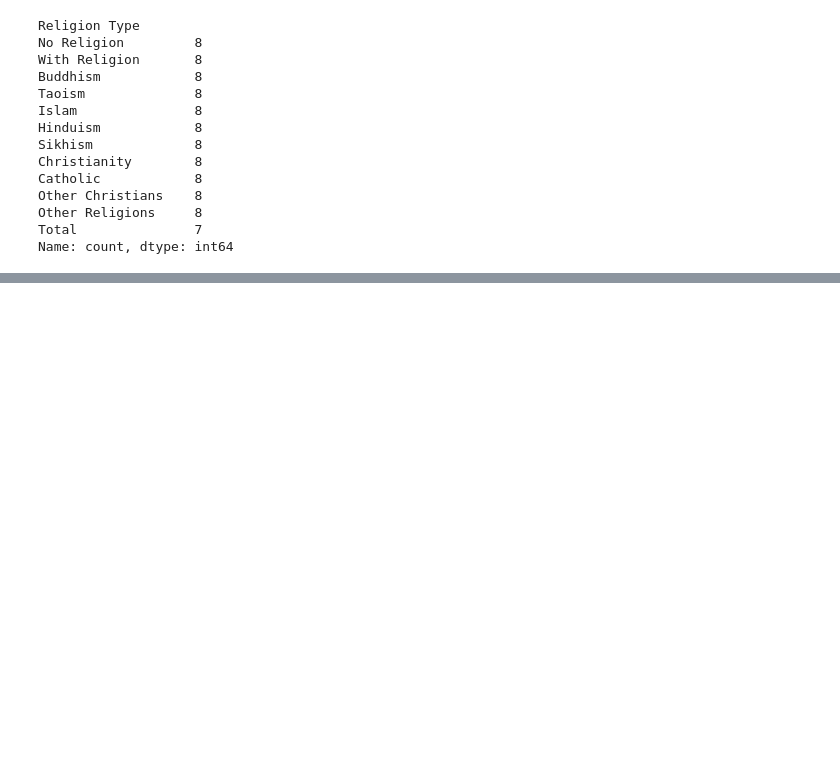
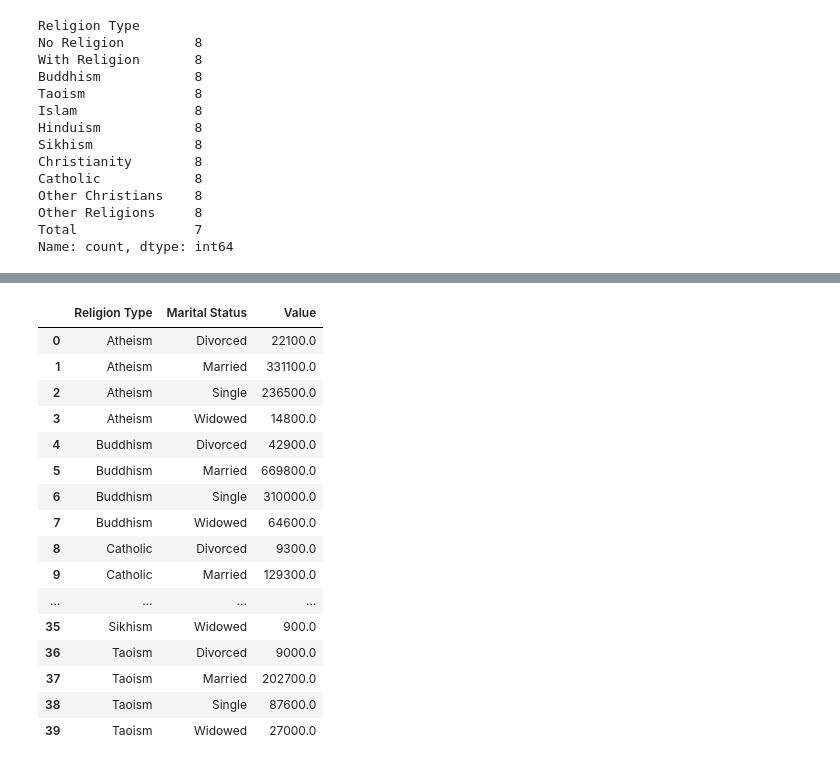
Before and after one commit to jayelle0609/Tidying-Data-Files, a Jupyter notebook: Tidy_Data/Tidying_Data-Marriage-Religion-in-SG.ipynb, the cells around one changed output, grey strips where cells are left out. Drawn from its saved outputs; the diff is of its cells as text; code cells hidden in the pictures; blank space fills up the shorter version.

```diff
--- a/Tidy_Data/Tidying_Data-Marriage-Religion-in-SG.ipynb
+++ b/Tidy_Data/Tidying_Data-Marriage-Religion-in-SG.ipynb
@@ -142,0 +145,20 @@ df_filtered.to_csv("tidy_religion_marital_status.csv", index=False)
+# %%
+df_new.groupby(['Religion Type', 'Marital Status'])['Value'].sum().reset_index() / df_
+# %% [output]
+|  | Religion Type | Marital Status | Value |
+| 0 | Atheism | Divorced | 22100.0 |
+| 1 | Atheism | Married | 331100.0 |
+| 2 | Atheism | Single | 236500.0 |
+| 3 | Atheism | Widowed | 14800.0 |
+| 4 | Buddhism | Divorced | 42900.0 |
+| 5 | Buddhism | Married | 669800.0 |
+| 6 | Buddhism | Single | 310000.0 |
+| 7 | Buddhism | Widowed | 64600.0 |
+| 8 | Catholic | Divorced | 9300.0 |
+| 9 | Catholic | Married | 129300.0 |
+| ... | ... | ... | ... |
+| 35 | Sikhism | Widowed | 900.0 |
+| 36 | Taoism | Divorced | 9000.0 |
+| 37 | Taoism | Married | 202700.0 |
+| 38 | Taoism | Single | 87600.0 |
+| 39 | Taoism | Widowed | 27000.0 |
```
Also changed, not shown: parts of 8 cells of this notebook, 1 other file.
